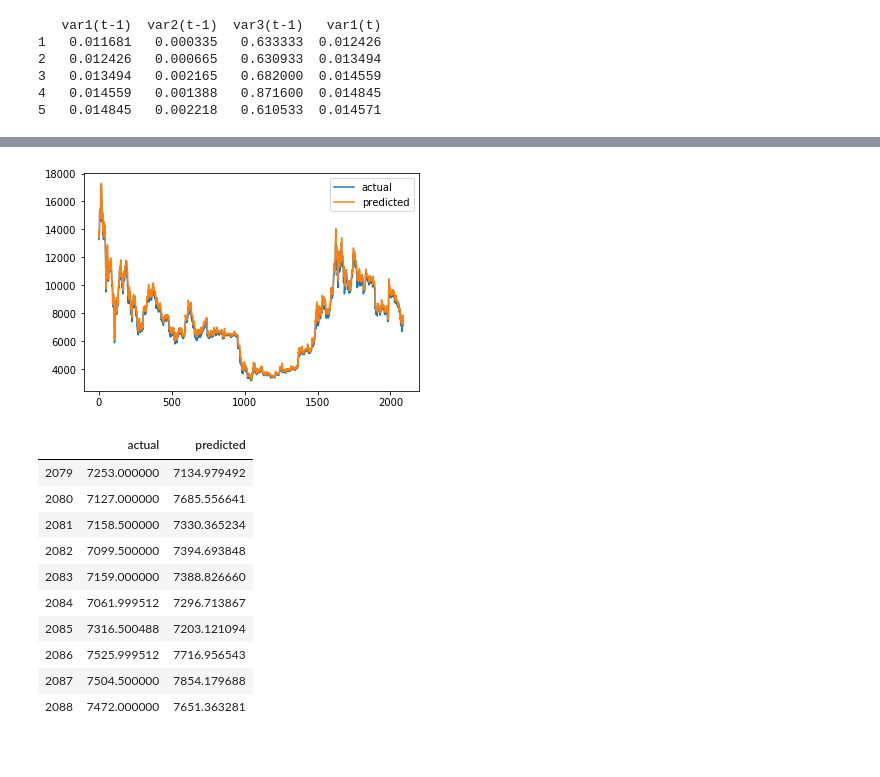
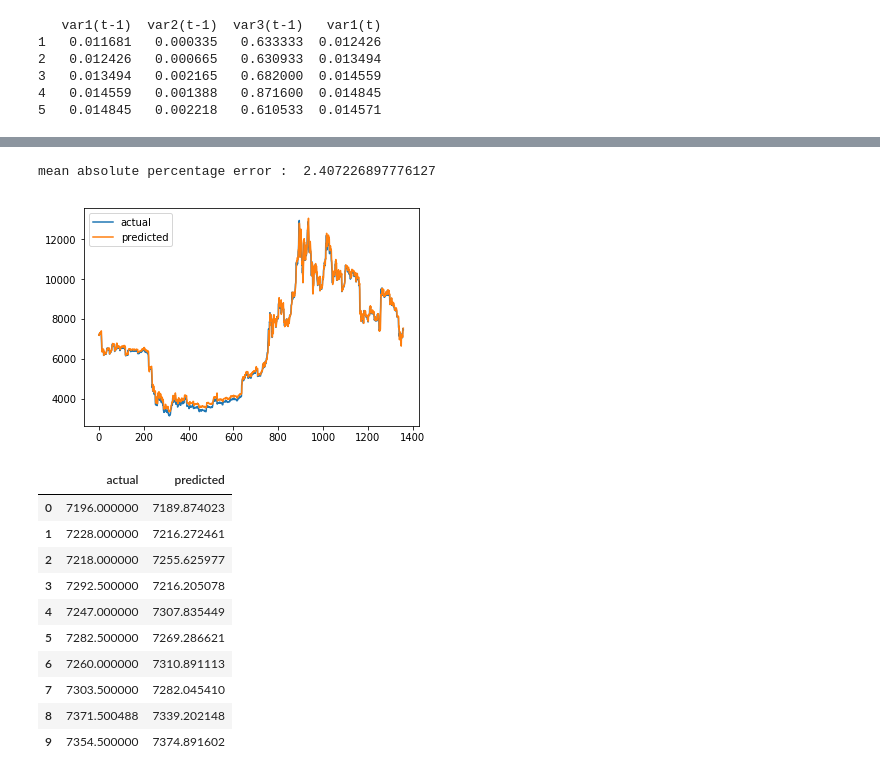
Before and after one commit to nhi-huynh/accenture-hackathon-2019, a Jupyter notebook: bitcoin_predictions.ipynb, the cells around one changed output, grey strips where cells are left out. Drawn from its saved outputs; the diff is of its cells as text; code cells hidden in the pictures.

```diff
--- a/bitcoin_predictions.ipynb
+++ b/bitcoin_predictions.ipynb
@@ -6,3 +7,10 @@ data_funding = pd.read_csv('XBTUSD_BitMEX_funding.csv')
+# %%
+#access AWS S3 data
+role = get_execution_role()
+bucket='defibanking'
+data_key = 'XBTUSD_BitMEX_funding.csv'
+data_location = 's3://{}/{}'.format(bucket, data_key)
+data_funding = pd.read_csv(data_location)
 # %%
 data_funding.shape
 # %% [output]
@@ -37,0 +44,8 @@ data_8H = pd.read_csv('XBTUSD_BitMEX_8H.csv')
+# %%
+#access s3 data
+role = get_execution_role()
+bucket='defibanking'
+data_key2 = 'XBTUSD_BitMEX_8H.csv'
+data_location2 = 's3://{}/{}'.format(bucket, data_key2)
+data_8H = pd.read_csv(data_location2)
+data_8H.shape
@@ -207,12 +234,14 @@ print(reframed.head())
 # %%
 # split into train and test sets
 values = reframed.values
-n_train_hours = 365 * 3
+n_train_hours = 365 * 5
 train = values[:n_train_hours, :]
 test = values[n_train_hours:, :]
+
 # split into input and outputs
 train_X, train_y = train[:, :-1], train[:, -1]
 test_X, test_y = test[:, :-1], test[:, -1]
+
 # reshape input to be 3D [samples, timesteps, features]
 train_X = train_X.reshape((train_X.shape[0], 1, train_X.shape[1]))
 test_X = test_X.reshape((test_X.shape[0], 1, test_X.shape[1]))
@@ -223,8 +252,10 @@ model = Sequential()
 model.add(LSTM(50, input_shape=(train_X.shape[1], train_X.shape[2])))
 model.add(Dense(1))
 model.compile(loss='mae', optimizer='adam')
+
 # fit network
-history = model.fit(train_X, train_y, epochs=80, batch_size=72, validation_data=(test_X, test_y), verbose=2, shuffle=False)
+history = model.fit(train_X, train_y, epochs=30, batch_size=72, validation_data=(test_X, test_y), verbose=2, shuffle=False)
+
 # plot history
 pyplot.plot(history.history['loss'], label='train')
 pyplot.plot(history.history['val_loss'], label='test')
@@ -234,15 +265,18 @@ pyplot.show()
 # make a prediction
 yhat = model.predict(test_X)
 test_X = test_X.reshape((test_X.shape[0], test_X.shape[2]))
+
 # invert scaling for forecast
 inv_yhat = concatenate((yhat, test_X[:, 1:]), axis=1)
 inv_yhat = scaler.inverse_transform(inv_yhat)
 inv_yhat = inv_yhat[:,0]
+
 # invert scaling for actual
 test_y = test_y.reshape((len(test_y), 1))
 inv_y = concatenate((test_y, test_X[:, 1:]), axis=1)
 inv_y = scaler.inverse_transform(inv_y)
 inv_y = inv_y[:,0]
+
 # calculate RMSE
 rmse = sqrt(mean_squared_error(inv_y, inv_yhat))
 print('Test RMSE: %.3f' % rmse)
@@ -269,25 +303,36 @@ Test RMSE: 329.859
+# %%
+#validate Model
+def mean_absolute_percentage_error(y_true, y_pred):
+    y_true, y_pred = np.array(y_true), np.array(y_pred)
+    return np.mean(np.abs((y_true - y_pred) / y_true)) * 100
+
+mape = mean_absolute_percentage_error(inv_y, inv_yhat)
+print('mean absolute percentage error : ',mape)
+# %% [output]
+mean absolute percentage error :  2.407226897776127
 # %%
+#visualise prediction
 pyplot.plot(inv_y, label = 'actual')
 pyplot.plot(inv_yhat, label = 'predicted')
 pyplot.legend()
 pyplot.show()
 
 data = np.array([inv_y,inv_yhat])
 data = data.T
 columns = ['actual','predicted']
 df = pd.DataFrame(data=data, columns =columns)
 
-df.tail(10)
+df.head(10)
 # %% [output]
-[figure, old version]
+[figure, new version]
 |  | actual | predicted |
-| 2079 | 7253.000000 | 7134.979492 |
-| 2080 | 7127.000000 | 7685.556641 |
-| 2081 | 7158.500000 | 7330.365234 |
-| 2082 | 7099.500000 | 7394.693848 |
-| 2083 | 7159.000000 | 7388.826660 |
-| 2084 | 7061.999512 | 7296.713867 |
-| 2085 | 7316.500488 | 7203.121094 |
-| 2086 | 7525.999512 | 7716.956543 |
-| 2087 | 7504.500000 | 7854.179688 |
-| 2088 | 7472.000000 | 7651.363281 |
+| 0 | 7196.000000 | 7189.874023 |
+| 1 | 7228.000000 | 7216.272461 |
+| 2 | 7218.000000 | 7255.625977 |
+| 3 | 7292.500000 | 7216.205078 |
+| 4 | 7247.000000 | 7307.835449 |
+| 5 | 7282.500000 | 7269.286621 |
+| 6 | 7260.000000 | 7310.891113 |
+| 7 | 7303.500000 | 7282.045410 |
+| 8 | 7371.500488 | 7339.202148 |
+| 9 | 7354.500000 | 7374.891602 |
```
Also changed, not shown: parts of 18 cells of this notebook, 4 other files.
